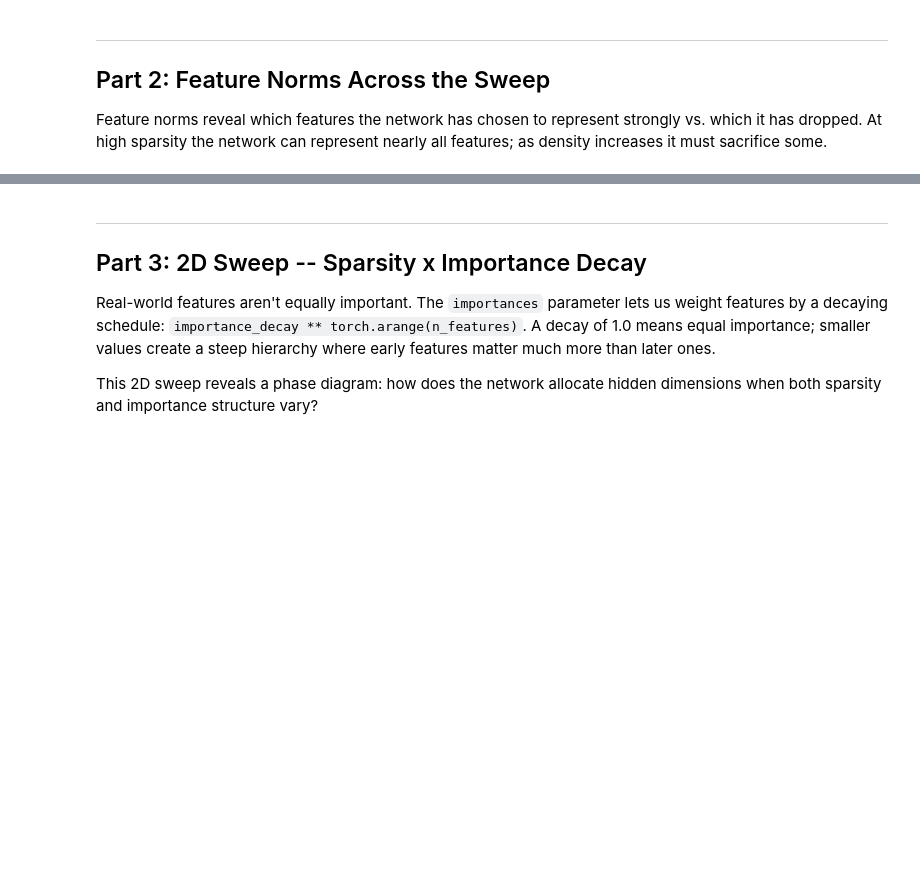
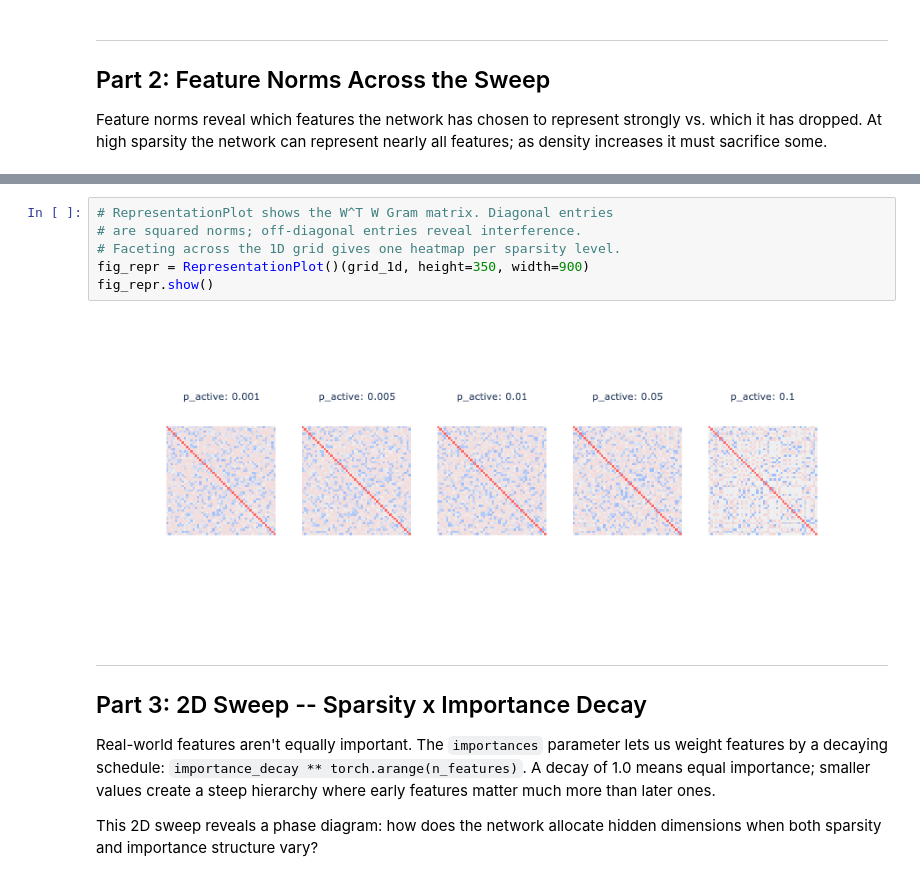
Before and after one commit to OliverSieweke/occhio, a Jupyter notebook: examples/model_grid_sweeps.ipynb, the cells around one changed output, grey strips where cells are left out. Cells and saved outputs as stored; diff of their text form; blank space fills up the shorter version.

```diff
--- a/examples/model_grid_sweeps.ipynb
+++ b/examples/model_grid_sweeps.ipynb
@@ -167,3 +152,11 @@ fig_norms.show()
+# %%
+# RepresentationPlot shows the W^T W Gram matrix. Diagonal entries
+# are squared norms; off-diagonal entries reveal interference.
+# Faceting across the 1D grid gives one heatmap per sparsity level.
+fig_repr = RepresentationPlot()(grid_1d, height=350, width=900)
+fig_repr.show()
+# %% [output]
+[figure, added]
 # %% [markdown]
 ---
 ## Part 3: 2D Sweep -- Sparsity x Importance Decay
```
Also changed, not shown: parts of 4 cells of this notebook.
